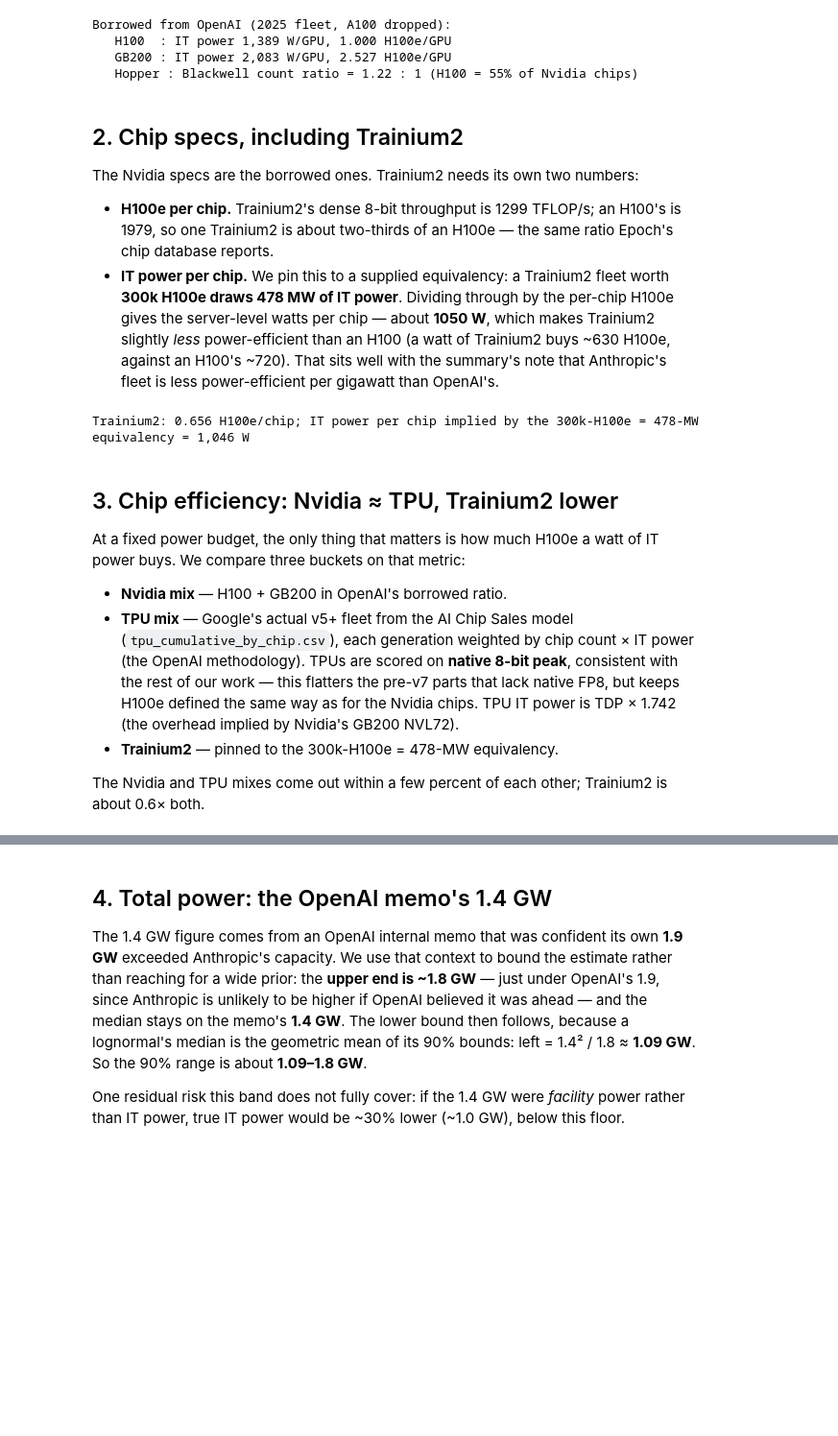
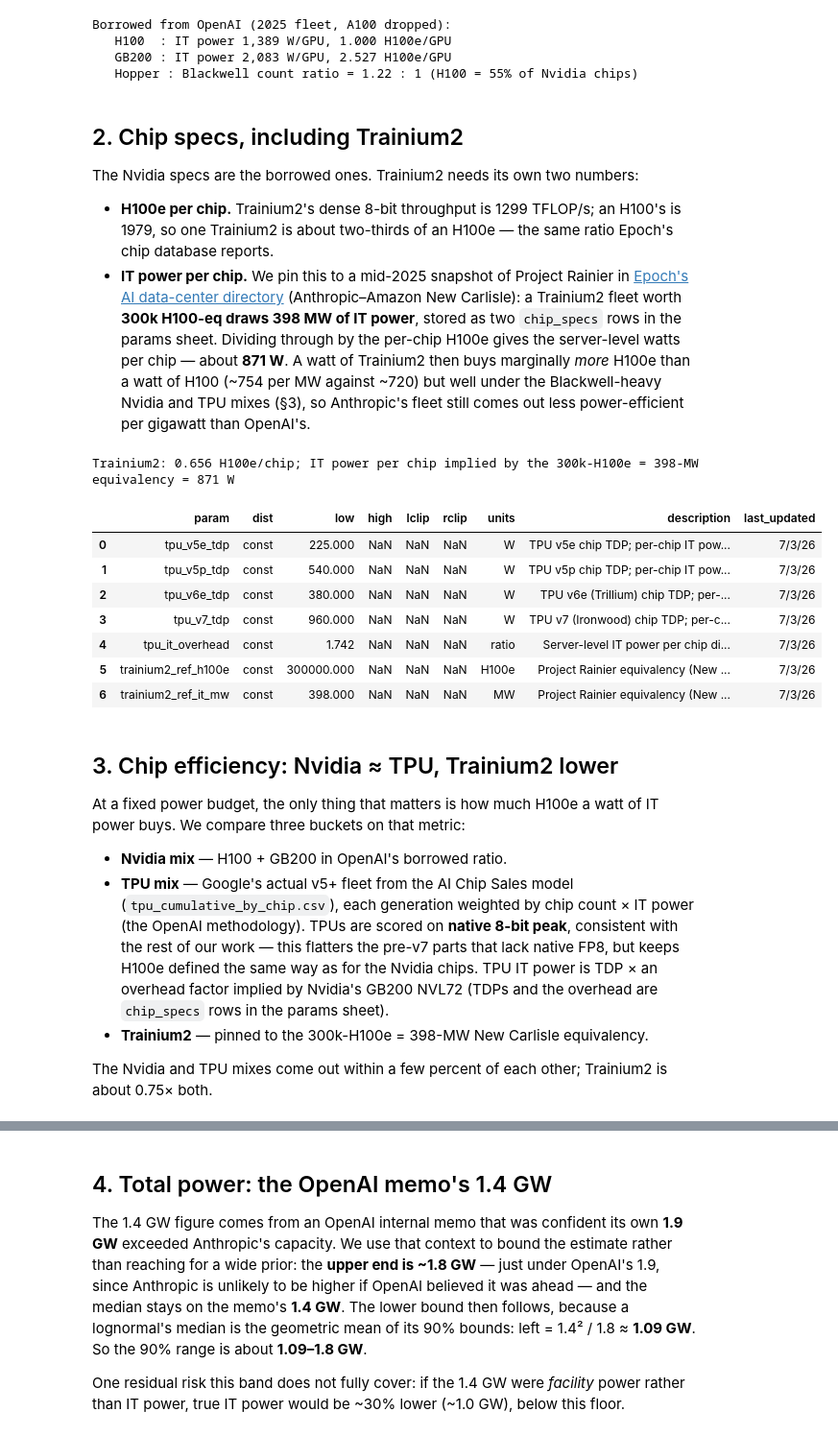
Before and after one commit to epoch-research/ai-companies, a Jupyter notebook: ai-lab-compute/anthropic_compute_monte_carlo.ipynb, the cells around one changed output, grey strips where cells are left out. Shown at 96% size. Drawn from its saved outputs; the diff is of its cells as text; code cells hidden in the pictures; blank space fills up the shorter version.

```diff
--- a/ai-lab-compute/anthropic_compute_monte_carlo.ipynb
+++ b/ai-lab-compute/anthropic_compute_monte_carlo.ipynb
@@ -133,38 +137,51 @@ The Nvidia specs are the borrowed ones. Trainium2 needs its own two numbers:
 - **H100e per chip.** Trainium2's dense 8-bit throughput is 1299 TFLOP/s; an
   H100's is 1979, so one Trainium2 is about two-thirds of an H100e — the same
   ratio Epoch's chip database reports.
-- **IT power per chip.** We pin this to a supplied equivalency: a Trainium2
-  fleet worth **300k H100e draws 478 MW of IT power**. Dividing through by the
-  per-chip H100e gives the server-level watts per chip — about **1050 W**, which
-  makes Trainium2 slightly *less* power-efficient than an H100 (a watt of
-  Trainium2 buys ~630 H100e, against an H100's ~720). That sits well with the
-  summary's note that Anthropic's fleet is less power-efficient per gigawatt
-  than OpenAI's.
+- **IT power per chip.** We pin this to a mid-2025 snapshot of Project Rainier in
+  [Epoch's AI data-center directory](https://epoch.ai/data/ai-data-centers/directory/anthropic-amazon-new-carlisle)
+  (Anthropic–Amazon New Carlisle): a Trainium2 fleet worth **300k H100-eq draws
+  398 MW of IT power**, stored as two `chip_specs` rows in the params sheet.
+  Dividing through by the per-chip H100e gives the server-level watts per chip —
+  about **871 W**. A watt of Trainium2 then buys marginally *more* H100e than a
+  watt of H100 (~754 per MW against ~720) but well under the Blackwell-heavy
+  Nvidia and TPU mixes (§3), so Anthropic's fleet still comes out less
+  power-efficient per gigawatt than OpenAI's.
 # %%
 TRAINIUM2_H100E = 1299 / 1979      # dense 8-bit throughput relative to an H100
 
-# IT power per chip is pinned to a supplied equivalency: a 300k-H100e Trainium2
-# fleet draws 478 MW of IT power. With the per-chip H100e above, that fixes both
-# the watts per chip and the H100e bought per megawatt of Trainium power.
-TRAINIUM2_REF_H100E = 300e3
-TRAINIUM2_REF_IT_MW = 478.0
+# IT power per chip is pinned to the supplied fleet-level equivalency from the
+# params sheet (a Trainium2 fleet worth a known H100e draws a known IT power).
+# With the per-chip H100e above, that fixes both the watts per chip and the
+# H100e bought per megawatt of Trainium power.
+TRAINIUM2_REF_H100E = CHIP_SPECS['trainium2_ref_h100e']
+TRAINIUM2_REF_IT_MW = CHIP_SPECS['trainium2_ref_it_mw']
 TRAINIUM2_IT_WATTS = TRAINIUM2_H100E / (TRAINIUM2_REF_H100E / TRAINIUM2_REF_IT_MW) * 1e6
 
 WATTS = {
     'H100': oai_watts['H100/H200'],
     'GB200': oai_watts['B200'],
     'Trainium2': TRAINIUM2_IT_WATTS,
 }
 H100E_PER_CHIP = {
     'H100': oai_h100e['H100/H200'],
     'GB200': oai_h100e['B200'],
     'Trainium2': TRAINIUM2_H100E,
 }
 
 print(f'Trainium2: {TRAINIUM2_H100E:.3f} H100e/chip; IT power per chip implied by the '
-      f'300k-H100e = 478-MW equivalency = {TRAINIUM2_IT_WATTS:,.0f} W')
+      f'{TRAINIUM2_REF_H100E / 1e3:.0f}k-H100e = {TRAINIUM2_REF_IT_MW:.0f}-MW equivalency '
+      f'= {TRAINIUM2_IT_WATTS:,.0f} W')
+lab_params_table('chip_specs')
 # %% [output]
-Trainium2: 0.656 H100e/chip; IT power per chip implied by the 300k-H100e = 478-MW equivalency = 1,046 W
+Trainium2: 0.656 H100e/chip; IT power per chip implied by the 300k-H100e = 398-MW equivalency = 871 W
+|  | param | dist | low | high | lclip | rclip | units | description | last_updated |
+| 0 | tpu_v5e_tdp | const | 225.000 | NaN | NaN | NaN | W | TPU v5e chip TDP; per-chip IT pow... | 7/3/26 |
+| 1 | tpu_v5p_tdp | const | 540.000 | NaN | NaN | NaN | W | TPU v5p chip TDP; per-chip IT pow... | 7/3/26 |
+| 2 | tpu_v6e_tdp | const | 380.000 | NaN | NaN | NaN | W | TPU v6e (Trillium) chip TDP; per-... | 7/3/26 |
+| 3 | tpu_v7_tdp | const | 960.000 | NaN | NaN | NaN | W | TPU v7 (Ironwood) chip TDP; per-c... | 7/3/26 |
+| 4 | tpu_it_overhead | const | 1.742 | NaN | NaN | NaN | ratio | Server-level IT power per chip di... | 7/3/26 |
+| 5 | trainium2_ref_h100e | const | 300000.000 | NaN | NaN | NaN | H100e | Project Rainier equivalency (New ... | 7/3/26 |
+| 6 | trainium2_ref_it_mw | const | 398.000 | NaN | NaN | NaN | MW | Project Rainier equivalency (New ... | 7/3/26 |
 # %% [markdown]
 ## 3. Chip efficiency: Nvidia ≈ TPU, Trainium2 lower
 
@@ -177,9 +194,10 @@ IT power buys. We compare three buckets on that metric:
   power (the OpenAI methodology). TPUs are scored on **native 8-bit peak**,
   consistent with the rest of our work — this flatters the pre-v7 parts that lack
   native FP8, but keeps H100e defined the same way as for the Nvidia chips. TPU
-  IT power is TDP × 1.742 (the overhead implied by Nvidia's GB200 NVL72).
-- **Trainium2** — pinned to the 300k-H100e = 478-MW equivalency.
+  IT power is TDP × an overhead factor implied by Nvidia's GB200 NVL72 (TDPs
+  and the overhead are `chip_specs` rows in the params sheet).
+- **Trainium2** — pinned to the 300k-H100e = 398-MW New Carlisle equivalency.
 
 The Nvidia and TPU mixes come out within a few percent of each other; Trainium2
-is about 0.6× both.
+is about 0.75× both.
 # %%
```
Also changed, not shown: parts of 13 cells of this notebook, 7 other files.
